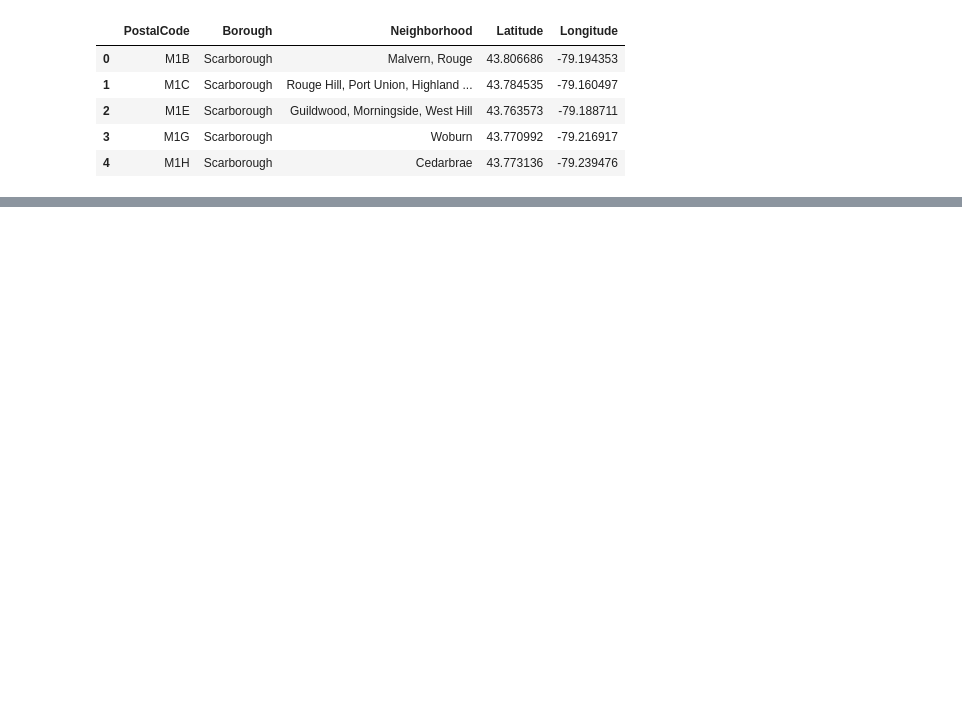
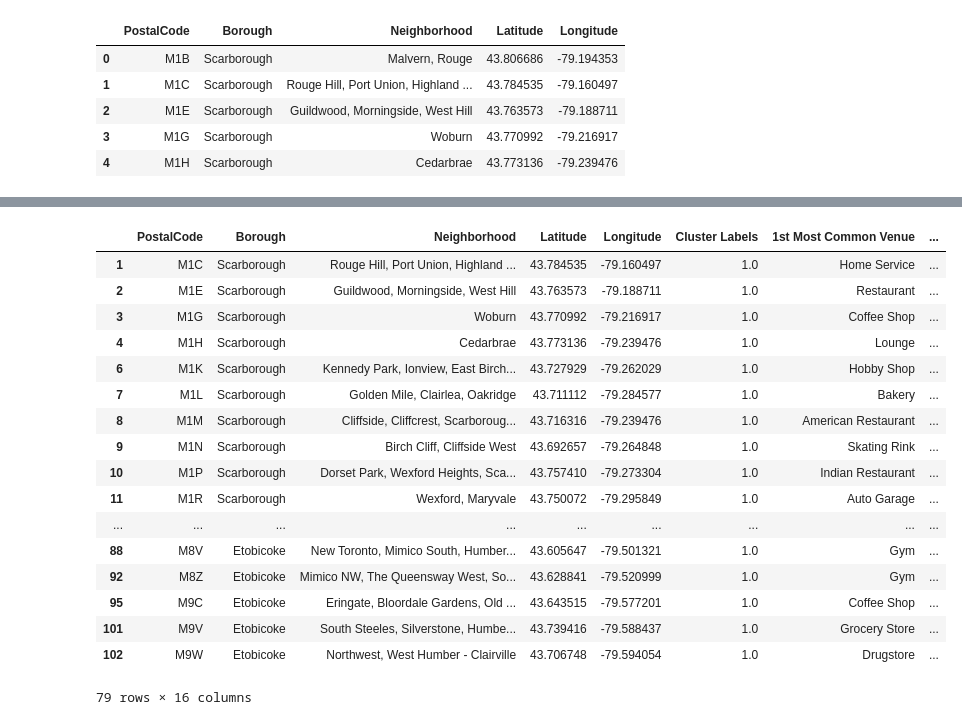
Before and after one commit to ChristianPSteiner/Coursera_Capstone, a Jupyter notebook: Coursera Exercise Notebook.ipynb, the cells around one changed output, grey strips where cells are left out. Cells and saved outputs as stored; diff of their text form; code cells hidden in the pictures; blank space fills up the shorter version.

```diff
--- a/Coursera Exercise Notebook.ipynb
+++ b/Coursera Exercise Notebook.ipynb
@@ -84,0 +297,3 @@ mdf_coor.head()
+# %%
+torronto_grouped = torronto_onehot.groupby('Neighborhood').mean().reset_index()
+torronto_grouped.head()
@@ -84,0 +320,26 @@ mdf_coor.head()
+# %%
+def return_most_common_venues(row, num_top_venues):
+    row_categories = row.iloc[1:]
+    row_categories_sorted = row_categories.sort_values(ascending=False)
+    return row_categories_sorted.index.values[0:num_top_venues]
+# %%
+num_top_venues = 10
+
+indicators = ['st', 'nd', 'rd']
+
+# create columns according to number of top venues
+columns = ['Neighborhood']
+for ind in py.arange(num_top_venues):
+    try:
+        columns.append('{}{} Most Common Venue'.format(ind+1, indicators[ind]))
+    except:
+        columns.append('{}th Most Common Venue'.format(ind+1))
+
+# create a new dataframe
+neighborhoods_venues_sorted = pd.DataFrame(columns=columns)
+neighborhoods_venues_sorted['Neighborhood'] = torronto_grouped['Neighborhood']
+
+for ind in py.arange(torronto_grouped.shape[0]):
+    neighborhoods_venues_sorted.iloc[ind, 1:] = return_most_common_venues(torronto_grouped.iloc[ind, :], num_top_venues)
+
+neighborhoods_venues_sorted
@@ -84,0 +380,7 @@ mdf_coor.head()
+# %%
+torronto_merged = mdf_coor
+
+# merge toronto_grouped with toronto_data to add latitude/longitude for each neighborhood
+torronto_merged = torronto_merged.join(neighborhoods_venues_sorted.set_index('Neighborhood'), on='Neighborhood')
+
+torronto_merged.head() # check the last columns!
@@ -84,0 +405,21 @@ mdf_coor.head()
+# %%
+torronto_merged[torronto_merged["Cluster Labels"]== 1]
+# %% [output]
+|  | PostalCode | Borough | Neighborhood | Latitude | Longitude | Cluster Labels | 1st Most Common Venue | ... |
+| 1 | M1C | Scarborough | Rouge Hill, Port Union, Highland ... | 43.784535 | -79.160497 | 1.0 | Home Service | ... |
+| 2 | M1E | Scarborough | Guildwood, Morningside, West Hill | 43.763573 | -79.188711 | 1.0 | Restaurant | ... |
+| 3 | M1G | Scarborough | Woburn | 43.770992 | -79.216917 | 1.0 | Coffee Shop | ... |
+| 4 | M1H | Scarborough | Cedarbrae | 43.773136 | -79.239476 | 1.0 | Lounge | ... |
+| 6 | M1K | Scarborough | Kennedy Park, Ionview, East Birch... | 43.727929 | -79.262029 | 1.0 | Hobby Shop | ... |
+| 7 | M1L | Scarborough | Golden Mile, Clairlea, Oakridge | 43.711112 | -79.284577 | 1.0 | Bakery | ... |
+| 8 | M1M | Scarborough | Cliffside, Cliffcrest, Scarboroug... | 43.716316 | -79.239476 | 1.0 | American Restaurant | ... |
+| 9 | M1N | Scarborough | Birch Cliff, Cliffside West | 43.692657 | -79.264848 | 1.0 | Skating Rink | ... |
+| 10 | M1P | Scarborough | Dorset Park, Wexford Heights, Sca... | 43.757410 | -79.273304 | 1.0 | Indian Restaurant | ... |
+| 11 | M1R | Scarborough | Wexford, Maryvale | 43.750072 | -79.295849 | 1.0 | Auto Garage | ... |
+| ... | ... | ... | ... | ... | ... | ... | ... | ... |
+| 88 | M8V | Etobicoke | New Toronto, Mimico South, Humber... | 43.605647 | -79.501321 | 1.0 | Gym | ... |
+| 92 | M8Z | Etobicoke | Mimico NW, The Queensway West, So... | 43.628841 | -79.520999 | 1.0 | Gym | ... |
+| 95 | M9C | Etobicoke | Eringate, Bloordale Gardens, Old ... | 43.643515 | -79.577201 | 1.0 | Coffee Shop | ... |
+| 101 | M9V | Etobicoke | South Steeles, Silverstone, Humbe... | 43.739416 | -79.588437 | 1.0 | Grocery Store | ... |
+| 102 | M9W | Etobicoke | Northwest, West Humber - Clairville | 43.706748 | -79.594054 | 1.0 | Drugstore | ... |
+79 rows × 16 columns
```
Also changed, not shown: parts of 34 cells of this notebook.
